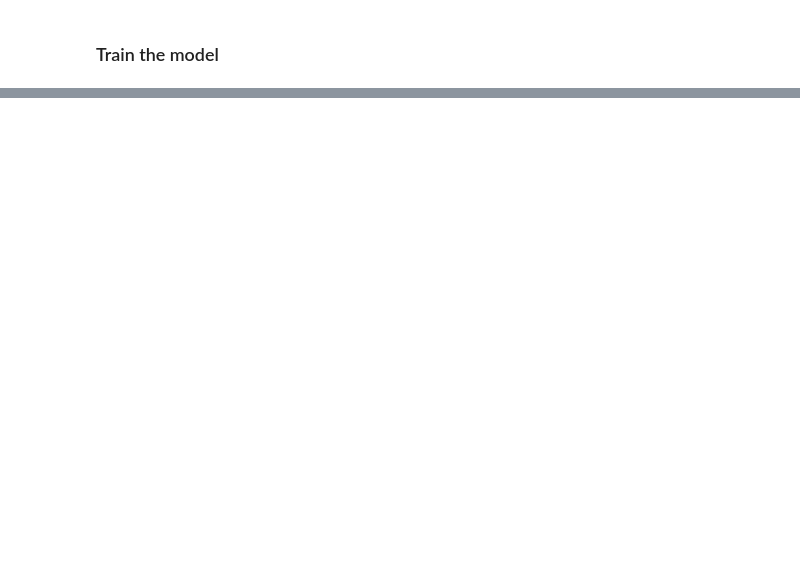
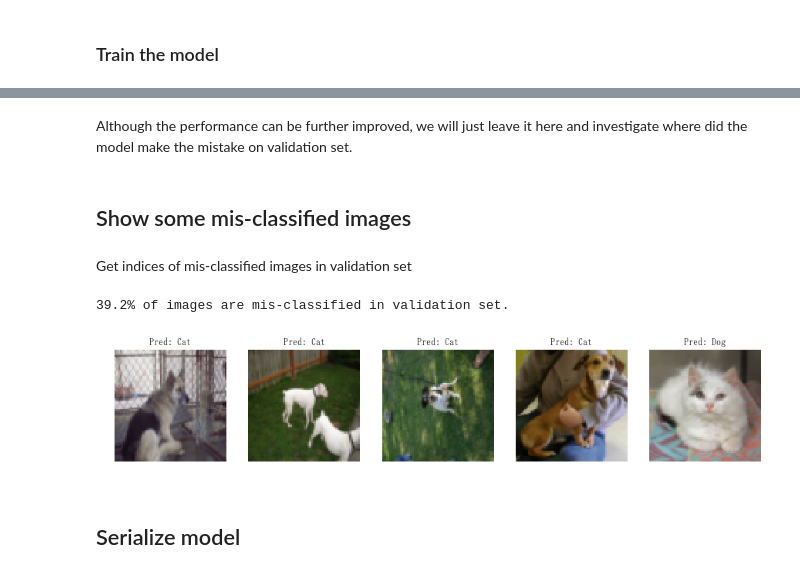
Before and after one commit to leemengtw/cat-recognition-train, a Jupyter notebook: cat_recognizer.ipynb, the cells around one changed output, grey strips where cells are left out. Saved outputs shown, nothing was run; the diff lists cells and outputs as text; code cells hidden in the pictures; blank space fills up the shorter version.

```diff
--- a/cat_recognizer.ipynb
+++ b/cat_recognizer.ipynb
@@ -101,2 +203,32 @@ data augmentation
 # %% [markdown]
 ### Train the model
+# %%
+%%time
+num_steps = 1001
+step_interval = 250
+
+with tf.Session(graph=graph) as session:
+    # initialize weights
+    tf.global_variables_initializer().run()
+
+    for step in range(num_steps):
+        # get new mini-batch for training
+        offset = (step * batch_size) % (train_y.shape[0] - batch_size)
+        batch_X = train_X[offset:(offset + batch_size), :, :, :]
+        batch_y = train_y[offset:(offset + batch_size), :]
+        feed_dict = {
+            tf_train_X: batch_X,
+            tf_train_y: batch_y
+        }
+        _, l, batch_y_pred = session.run(
+            [optimizer, loss, train_y_pred], feed_dict=feed_dict)
+
+        # output loss and accuracy while training
+        if (step % step_interval == 0):
+            print('Minibatch loss at step {}: {:.3f}.'.format(step, l) +
+                  'batch acc: {:.1f}%, Valid acc: {:.1f}%.'\
+                  .format(accuracy(batch_y_pred, batch_y),
+                          accuracy(valid_y_pred.eval(), valid_y)))
+
+    # final prediction for validation set
+    y_pred = valid_y_pred.eval()
@@ -102,0 +243,24 @@ data augmentation
+# %% [markdown]
+Although the performance can be further improved, we will just leave it here and investigate where did the model make the mistake on validation set.
+# %% [markdown]
+## Show some mis-classified images
+# %% [markdown]
+Get indices of mis-classified images in validation set
+# %%
+mislabeled_indices = []
+for idx, (i, j) in enumerate(zip(y_pred.reshape(-1, 1), valid_y.reshape(-1, 1))):
+    prob, label = i[0], j[0]
+    label_pred = 1 if prob > 0.5 else 0
+    if label_pred != label: mislabeled_indices.append(idx)
+print('{}% of images are mis-classified in validation set.'\
+      .format(len(mislabeled_indices) / valid_y.shape[0] * 100))
+# %% [output]
+39.2% of images are mis-classified in validation set.
+# %%
+samples = np.random.choice(mislabeled_indices, 5)
+show_images_horizontally(valid_X[samples], valid_y[samples], figsize=(15, 10),
+                         lookup_label={0: 'Pred: Cat', 1: 'Pred: Dog'})
+# %% [output]
+[figure, added]
+# %% [markdown]
+## Serialize model
```
Also changed, not shown: parts of 29 cells of this notebook.
